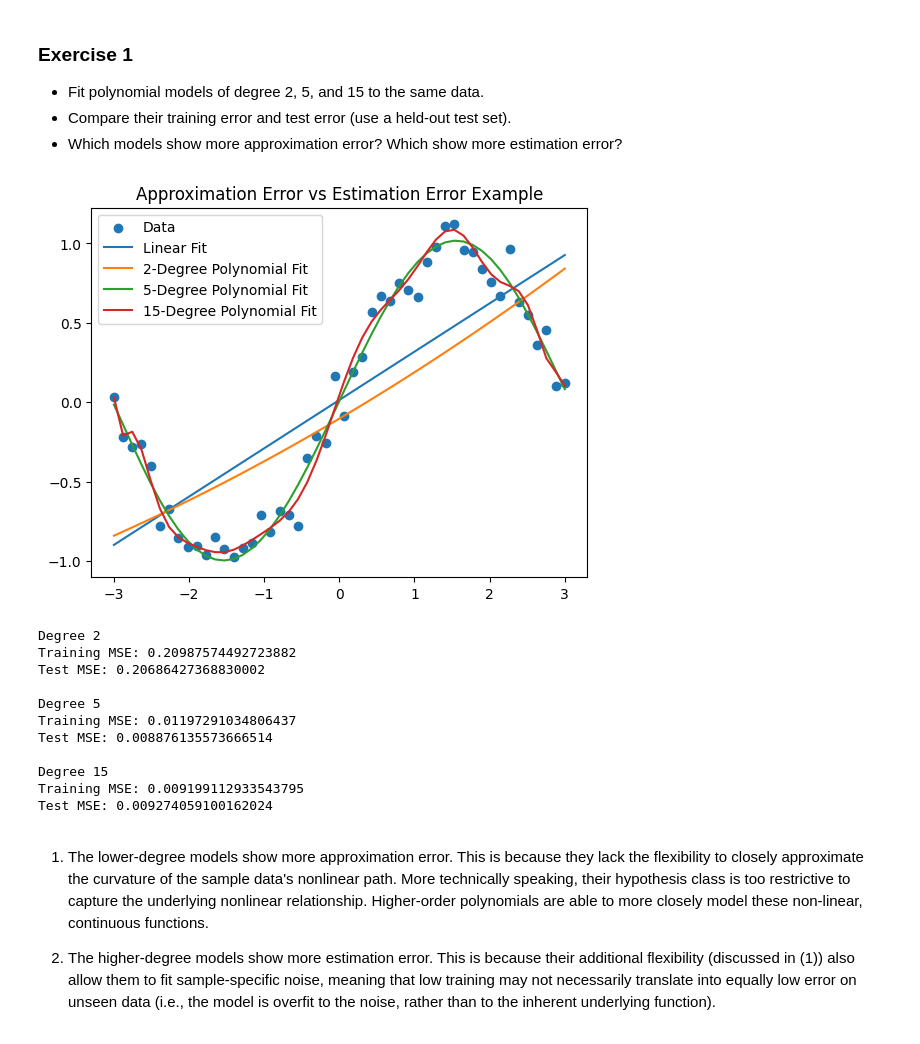
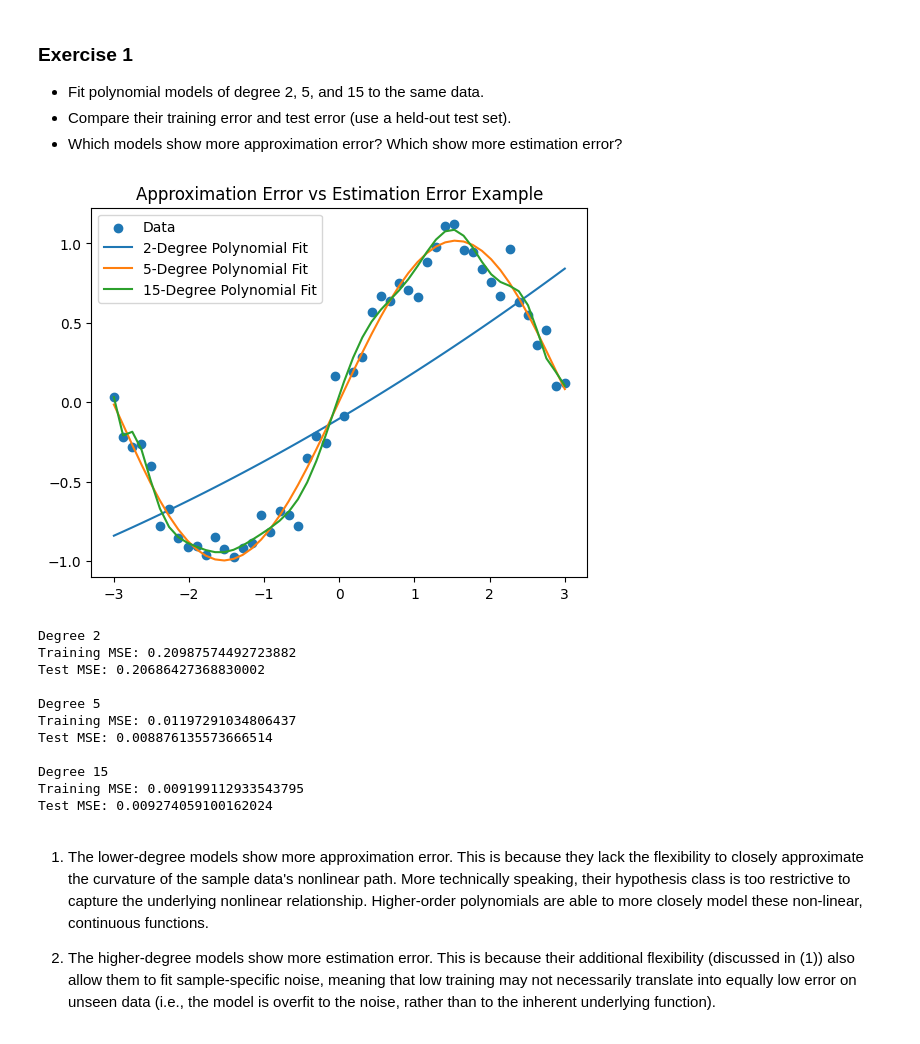
Before and after one commit to jrc117/CS473, a Jupyter notebook: mini_labs/week_4_empirical_risk.ipynb, the cells around one changed output. Cells and saved outputs as stored; diff of their text form; code cells hidden in the pictures.

```diff
--- a/mini_labs/week_4_empirical_risk.ipynb
+++ b/mini_labs/week_4_empirical_risk.ipynb
@@ -94,35 +94,34 @@ X_five_poly = five_poly.transform(X)
 X_fifteen_poly = fifteen_poly.transform(X)
 
 y_two_poly = lin_two_poly.predict(X_two_poly)
 y_five_poly = lin_five_poly.predict(X_five_poly)
 y_fifteen_poly = lin_fifteen_poly.predict(X_fifteen_poly)
 
 train_error_fifteen_poly = mean_squared_error(y_train, lin_fifteen_poly.predict(X_train_fifteen_poly))
 test_error_fifteen_poly = mean_squared_error(y_test, lin_fifteen_poly.predict(X_test_fifteen_poly))
 
 plt.scatter(X, y, label="Data")
-plt.plot(X, y_lin, label="Linear Fit")
 plt.plot(X, y_two_poly, label="2-Degree Polynomial Fit")
 plt.plot(X, y_five_poly, label="5-Degree Polynomial Fit")
 plt.plot(X, y_fifteen_poly, label="15-Degree Polynomial Fit")
 plt.legend()
 plt.title("Approximation Error vs Estimation Error Example")
 plt.show()
 
 # Print errors (for write-up).
 print("Degree 2")
 print("Training MSE:", train_error_two_poly)
 print("Test MSE:", test_error_two_poly)
 
 print("\nDegree 5")
 print("Training MSE:", train_error_five_poly)
 print("Test MSE:", test_error_five_poly)
 
 print("\nDegree 15")
 print("Training MSE:", train_error_fifteen_poly)
 print("Test MSE:", test_error_fifteen_poly)
 # %% [output]
-[figure, old version]
+[figure, new version]
 Degree 2
 Training MSE: 0.20987574492723882
 Test MSE: 0.20686427368830002
```
Also changed, not shown: parts of 2 cells of this notebook.
